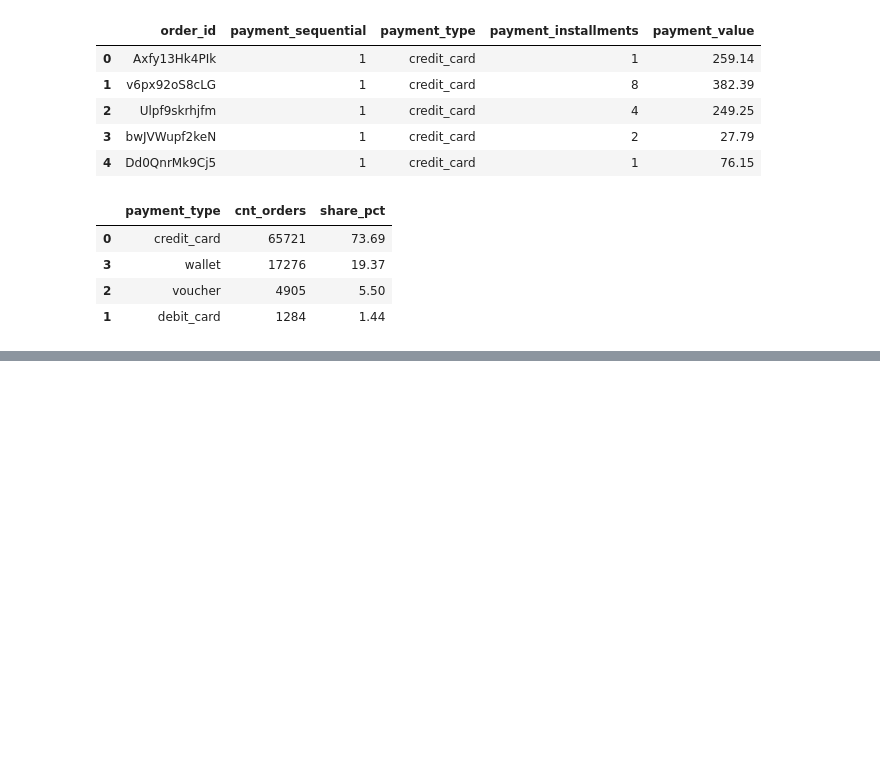
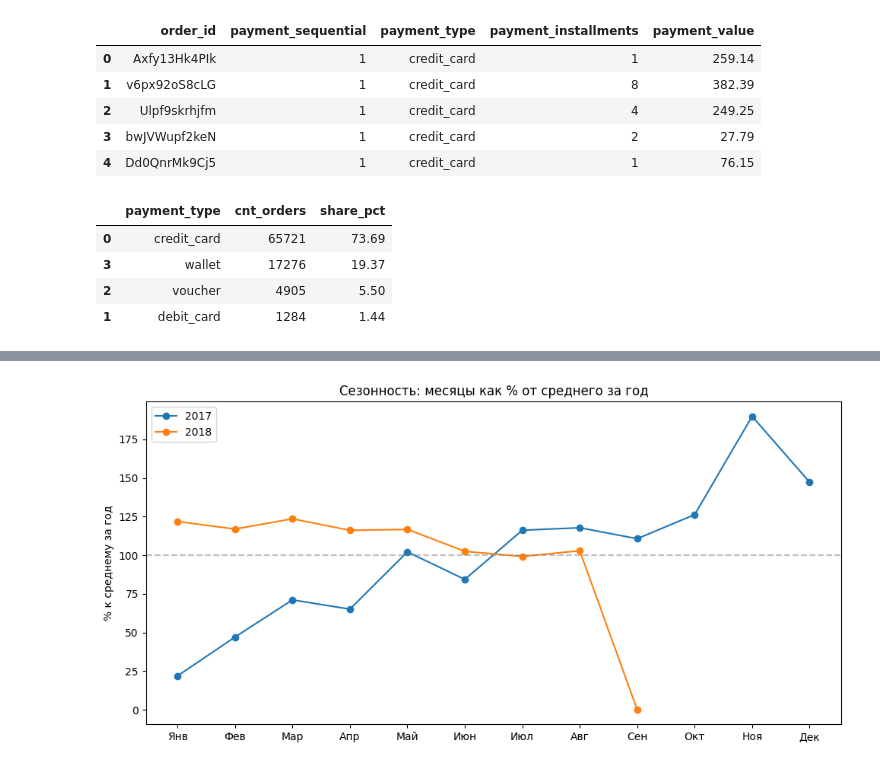
Before and after one commit to mkudim/Exploratory_data_analysis_EDA, a Jupyter notebook: Ecom_orders_supply/EDA/EDA_payments.ipynb, the cells around one changed output, grey strips where cells are left out. Cells and saved outputs as stored; diff of their text form; code cells hidden in the pictures; blank space fills up the shorter version.

```diff
--- a/Ecom_orders_supply/EDA/EDA_payments.ipynb
+++ b/Ecom_orders_supply/EDA/EDA_payments.ipynb
@@ -293,0 +595,41 @@ payment_types
+# %%
+df = monthly_payments.copy()
+df['order_month_dt'] = pd.to_datetime(df['order_month'])
+df['year'] = df['order_month_dt'].dt.year
+df['month'] = df['order_month_dt'].dt.month
+
+# берём только полные годы, если нужно (например, 2017 и 2018)
+df = df[df['year'].isin([2017, 2018])]
+
+# считаем среднее и медиану по году
+year_stats = df.groupby('year')['total_payment_value'].agg(
+    year_mean='mean',
+    year_median='median'
+).reset_index()
+
+# мёржим обратно
+df = df.merge(year_stats, on='year', how='left')
+
+# считаем проценты к среднему и медиане
+df['pct_of_mean'] = df['total_payment_value'] / df['year_mean'] * 100
+df['pct_of_median'] = df['total_payment_value'] / df['year_median'] * 100
+
+pivot_mean = df.pivot(index='month', columns='year', values='pct_of_mean').sort_index()
+
+plt.figure(figsize=(10, 5))
+plt.plot(pivot_mean.index, pivot_mean[2017], marker='o', label='2017')
+plt.plot(pivot_mean.index, pivot_mean[2018], marker='o', label='2018')
+
+plt.xticks(
+    ticks=range(1, 13),
+    labels=['Янв','Фев','Мар','Апр','Май','Июн',
+            'Июл','Авг','Сен','Окт','Ноя','Дек']
+)
+plt.axhline(100, color='gray', linestyle='--', alpha=0.5)  # линия на уровне среднего
+plt.ylabel('% к среднему за год')
+plt.title('Сезонность: месяцы как % от среднего за год')
+plt.legend()
+plt.tight_layout()
+plt.show()
+# %% [output]
+[figure, added]
```
Also changed, not shown: parts of 28 cells of this notebook.
